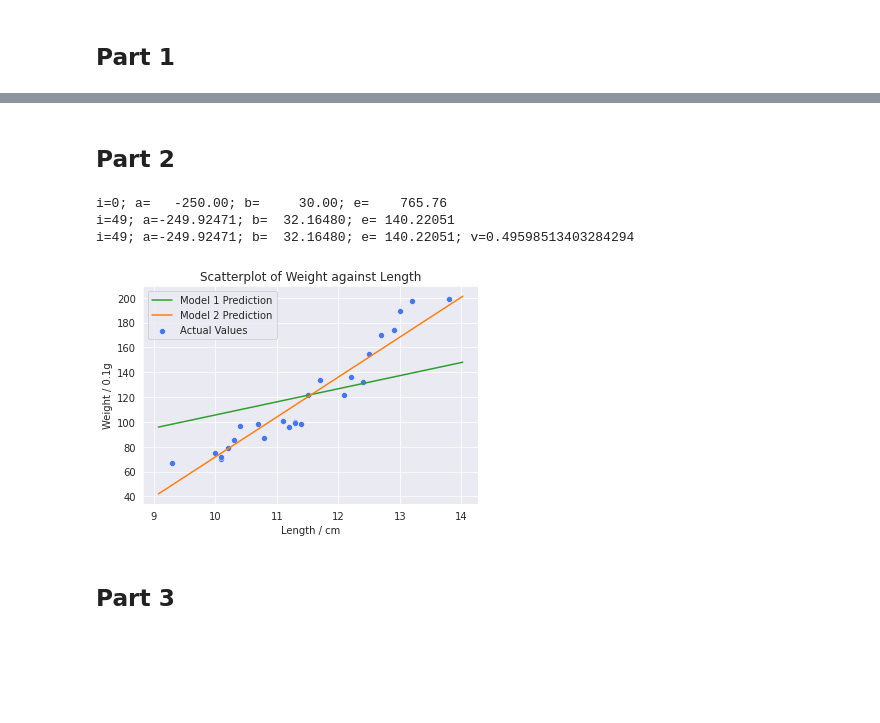
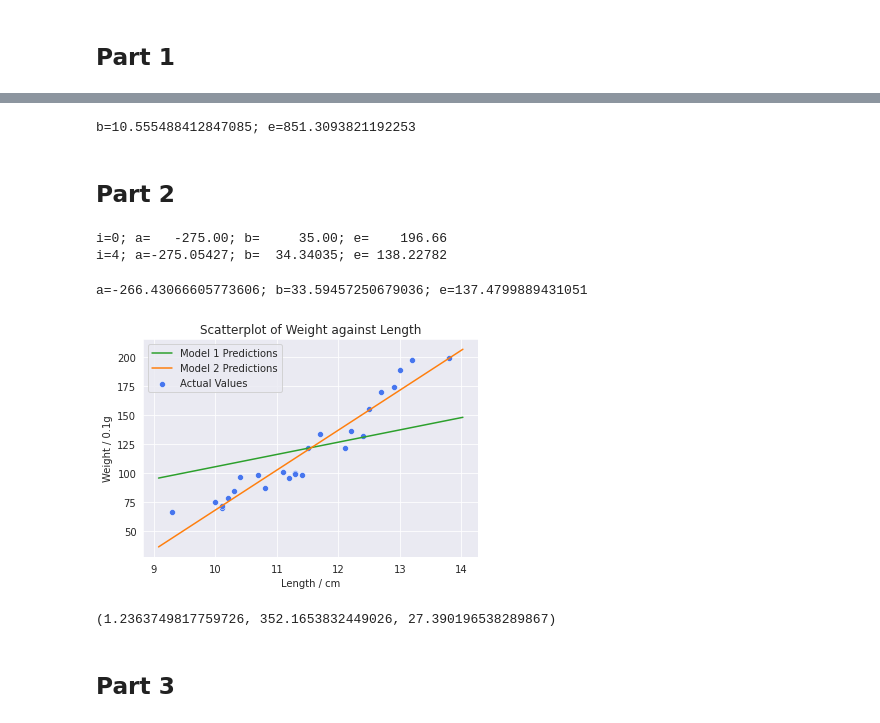
Before and after one commit to ethanolx/Fish-LR-GD, a Jupyter notebook: nb.ipynb, the cells around one changed output, grey strips where cells are left out. Cells and saved outputs as stored; diff of their text form; code cells hidden in the pictures; blank space fills up the shorter version.

```diff
--- a/nb.ipynb
+++ b/nb.ipynb
@@ -71,3 +79,12 @@ i=5; b=10.55549; e=851.30938
+# %%
+def eval_model1(df: pd.DataFrame):
+    model = LinearRegression(fit_intercept=False).fit(X=df[['Length']], y=df['Weight'])
+    err = mean_squared_error(df['Weight'], model.predict(X=df[['Length']]))
+    print(f'b={model.coef_[0]}; e={err}')
+
+eval_model1(df=df)
+# %% [output]
+b=10.555488412847085; e=851.3093821192253
 # %% [markdown]
 ## Part 2
 # %%
@@ -105,56 +122,87 @@ def gradient_descent_a_b(
 
         a = a_start
         b = b_start
+        e = f(df=df, a=a, b=b)
         difference = epsilon + 1
-        e = f(df, a=a, b=b)
 
         print(f'i=0; a={a:10.2f}; b={b:10.2f}; e={e:10.2f}')
 
         for i in range(1, max_iter + 1):
-            pd_b = f_b(df, a=a, b=b)
-            pd_a = f_a(df, a=a, b=b)
+            pd_a = f_a(df=df, a=a, b=b)
+            pd_b = f_b(df=df, a=a, b=b)
+
+            a_next = a - alpha * pd_a
             b_next = b - alpha * pd_b
-            a_next = a - alpha * pd_a
-            e_next = f(df, a=a_next, b=b_next)
+            e_next = f(df=df, a=a_next, b=b_next)
+
             difference = abs(e_next - e)
+
+            a = a_next
+            b = b_next
+            e = e_next
+
             print(f'\ri={i}; a={a:10.5f}; b={b:10.5f}; e={e:10.5f}', end='')
             if min(difference, pd_a ** 2 + pd_b ** 2) < epsilon:
                 break
-            b = b_next
-            a = a_next
-            e = e_next
 
-        print(f'\ni={i}; a={a:10.5f}; b={b:10.5f}; e={e:10.5f}; v={pd_a ** 2 + pd_b ** 2}')
+    gradient_descent(
+        df=df,
+        f=E, f_a=E_a, f_b=E_b,
+        a_start=a_start, b_start=b_start,
+        alpha=alpha, epsilon=epsilon, max_iter=max_iter
+    )
 
-    gradient_descent(df=df, f=E, f_a=E_a, f_b=E_b, a_start=a_start, b_start=b_start, alpha=alpha, epsilon=epsilon, max_iter=max_iter)
-
-gradient_descent_a_b(df=df, a_start=-250, b_start=30, alpha=0.007, epsilon=0.001, max_iter=1000)
+gradient_descent_a_b(
+    df=df, a_start=-275, b_start=35,
+    alpha=0.004, epsilon=0.001, max_iter=100
+)
 # %% [output]
-i=0; a=   -250.00; b=     30.00; e=    765.76
-i=49; a=-249.92471; b=  32.16480; e= 140.22051
-i=49; a=-249.92471; b=  32.16480; e= 140.22051; v=0.49598513403284294
+i=0; a=   -275.00; b=     35.00; e=    196.66
+i=4; a=-275.05427; b=  34.34035; e= 138.22782
+# %%
+def eval_model2(df: pd.DataFrame):
+    model = LinearRegression(fit_intercept=True).fit(X=df[['Length']], y=df['Weight'])
+    err = mean_squared_error(df['Weight'], model.predict(X=df[['Length']]))
+    print(f'a={model.intercept_}; b={model.coef_[0]}; e={err}')
+
+eval_model2(df=df)
+# %% [output]
+a=-266.43066605773606; b=33.59457250679036; e=137.4799889431051
 # %%
 def plot_predictions(df: pd.DataFrame, model1: Dict[str, float], model2: Dict[str, float]):
     with sns.axes_style(style='darkgrid'):
         with sns.color_palette(palette='turbo'):
             fig, ax = plt.subplots()
             sns.scatterplot(data=df, x='Length', y='Weight', ax=ax)
             x_bounds = np.array(ax.get_xlim())
 
             sns.lineplot(x=x_bounds, y=model1['b'] * x_bounds, ax=ax, color='tab:green')
             sns.lineplot(x=x_bounds, y=model2['a'] + model2['b'] * x_bounds, ax=ax, color='tab:orange')
 
             ax.set_xlabel('Length / cm')
             ax.set_ylabel('Weight / 0.1g')
             ax.set_title(label='Scatterplot of Weight against Length')
 
-            ax.legend(labels=('Model 1 Prediction', 'Model 2 Prediction', 'Actual Values'))
+            ax.legend(labels=('Model 1 Predictions', 'Model 2 Predictions', 'Actual Values'))
 
             plt.savefig(fname='./scatterplot-best-fit-lines.png')
 
-plot_predictions(df=df, model1={'b': 10.55549}, model2={'a': -249.92471, 'b': 32.16480})
+plot_predictions(df=df, model1={'b': 10.55549}, model2={'a': -275.05427, 'b': 34.34035})
 # %% [output]
-[figure, old version]
+[figure, new version]
+# %%
+model1 = lambda x: 10.55549 * x
+model2 = lambda x: -275.05427 + 34.34035 * x
+model3 = lambda x, w: -209.88859 + 21.28887 * x + 60.15931 * w
+
+y_true = df['Weight']
+err1 = (y_true - model1(df['Length'])) ** 2
+err2 = (y_true - model2(df['Length'])) ** 2
+err3 = (y_true - model3(df['Length'], df['Width'])) ** 2
+
+err1[18], err2[18], err3[18]
+# %% [output]
+(1.2363749817759726, 352.1653832449026, 27.390196538289867)
 # %% [markdown]
 ## Part 3
 # %%
```
Also changed, not shown: parts of 4 cells of this notebook, 2 other files.
